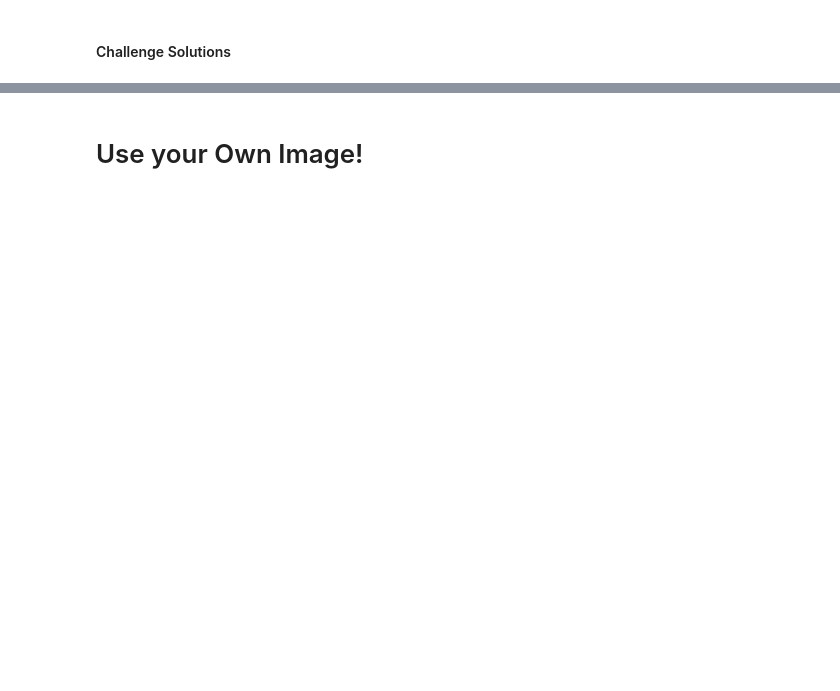
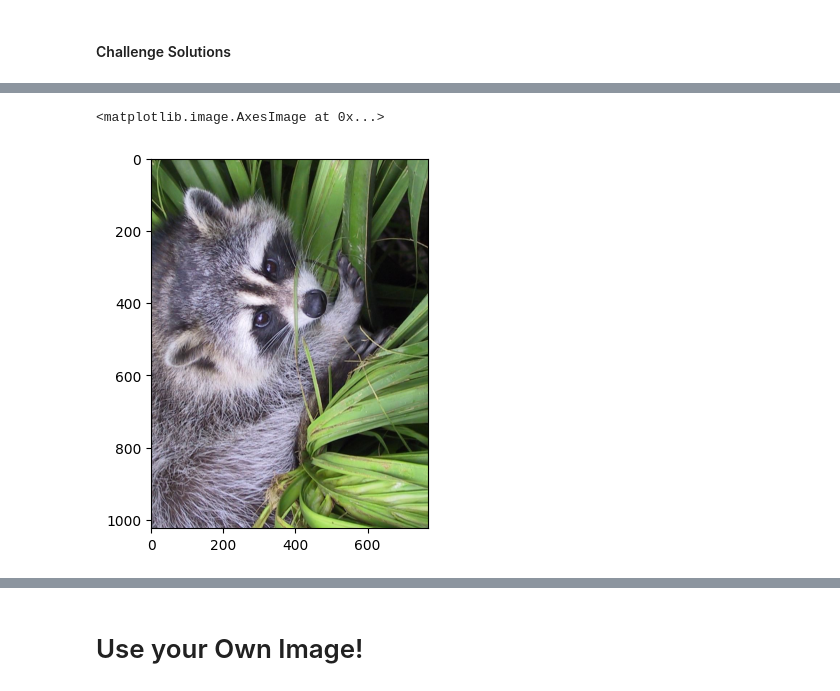
Before and after one commit to Jeff-Nibbs/numpy-arrays, a Jupyter notebook: Computation_with_NumPy_and_N_Dimensional_Arrays_(start).ipynb, the cells around one changed output, grey strips where cells are left out. Saved outputs shown, nothing was run; the diff lists cells and outputs as text; code cells hidden in the pictures; blank space fills up the shorter version.

```diff
--- a/Computation_with_NumPy_and_N_Dimensional_Arrays_(start).ipynb
+++ b/Computation_with_NumPy_and_N_Dimensional_Arrays_(start).ipynb
@@ -337,0 +343,5 @@ plt.show()
+# %%
+plt.imshow(np.rot90(img))
+# %% [output]
+<matplotlib.image.AxesImage at 0x...>
+[figure, added]
```
Also changed, not shown: parts of 4 cells of this notebook.
